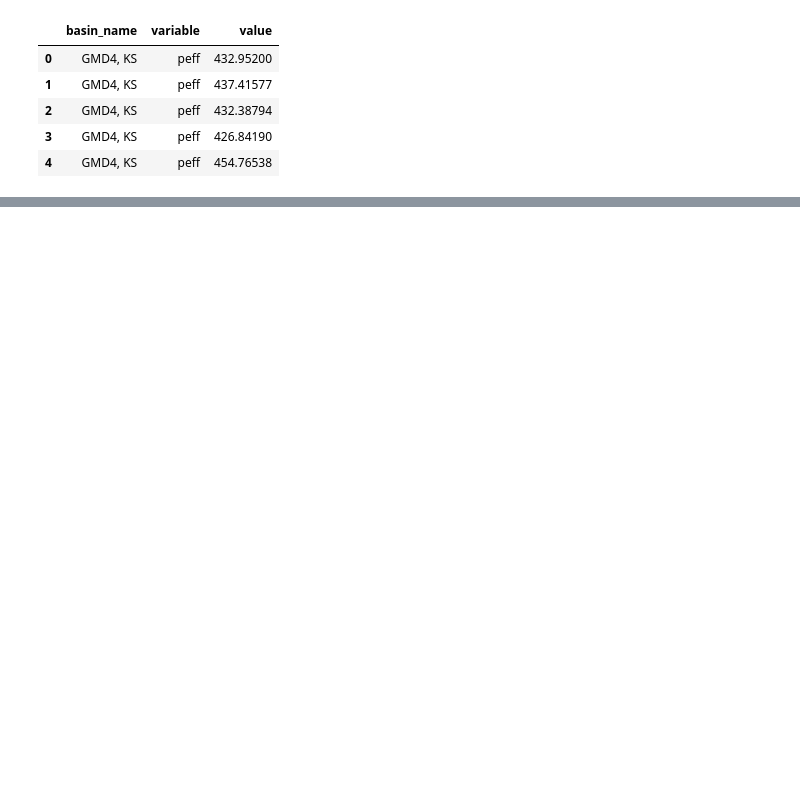
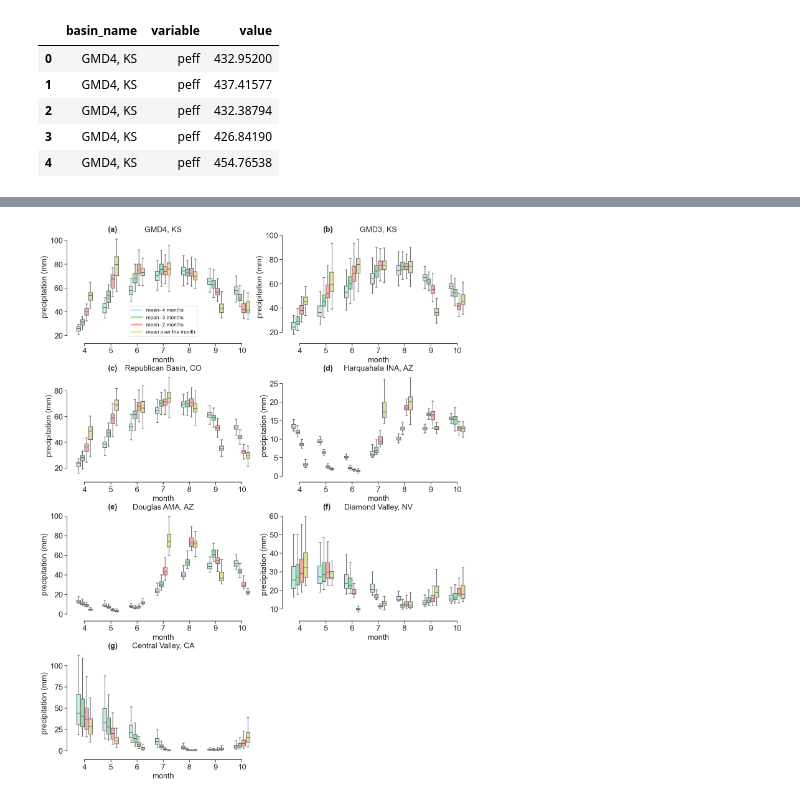
Before and after one commit to mdfahimhasan/WestUS_Peff, a Jupyter notebook: Codes/results_analysis/Peff_analysis_plots.ipynb, the cells around one changed output, grey strips where cells are left out. Saved outputs shown, nothing was run; the diff lists cells and outputs as text; code cells hidden in the pictures; blank space fills up the shorter version.

```diff
--- a/Codes/results_analysis/Peff_analysis_plots.ipynb
+++ b/Codes/results_analysis/Peff_analysis_plots.ipynb
@@ -103,0 +112,3 @@ fig.savefig('plots/peff_boxplot.png', dpi=300)
+# %%
+precip = pd.read_csv('../../Data_main/results_eval/precip/monthly/all_basins_mv_avg.csv')
+precip.head()
@@ -103,0 +122,4 @@ fig.savefig('plots/peff_boxplot.png', dpi=300)
+# %%
+precip_melt = precip.melt(id_vars=['basin_name', 'month'], value_vars=['mean_precip_4_mnth', 'mean_precip_3_mnth', 'mean_precip_2_mnth', 'mean_precip'],
+                          var_name='variable', value_name='value')
+precip_melt.head()
@@ -103,0 +133,63 @@ fig.savefig('plots/peff_boxplot.png', dpi=300)
+# %%
+# plotting
+col = 2
+row = 4
+fig, ax = plt.subplots(row, col, figsize=(14, 18))
+
+# setting some properties for the plot
+plt.rcParams['font.size'] = '18'
+sns.set_theme(style="ticks", palette="pastel")
+
+# Subplot labels
+subplot_labels = ['(a)', '(b)', '(c)', '(d)', '(e)', '(f)', '(g)']
+
+# plotting
+basin_idx = 0 # starting an index to loop for each subplot
+
+for r in range(row):
+    for c in range(col):
+
+        if (r==3) & (c==1):  # last subplot off
+            ax[r, c].axis('off')
+
+        else:  # for monthly moving average precip plot of each basin
+            df_plot = precip_melt[precip_melt['basin_name'] == basin_names[basin_idx]]
+
+            colors = {'mean_precip_4_mnth': 'c', 'mean_precip_3_mnth': 'g', 'mean_precip_2_mnth': 'r', 'mean_precip': 'khaki'}
+
+            sns.boxplot(x=df_plot['month'], y=df_plot['value'], hue=df_plot['variable'],
+                        ax=ax[r, c], palette=colors, width=0.6, showfliers=False)
+
+            ax[r, c].set_title(basin_names[basin_idx], fontsize=18)
+            ax[r, c].set_xlabel('month', fontsize=18)
+            ax[r, c].set_ylabel('precipitation (mm)', fontsize=18)
+            ax[r, c].tick_params(axis='both', labelsize=18)
+            ax[r, c].get_legend().set_visible(False)
+            #ax[r, c].set_ylim([0, 130])
+
+            # add subplot serial
+            ax[r, c].text(0.2, 1.08, subplot_labels[basin_idx], transform=ax[r, c].transAxes,
+                          fontsize=18, fontweight='bold', va='top', ha='left')
+
+            basin_idx += 1
+
+            # custom legend
+            if (r==0) & (c==0):
+                handles = [plt.Line2D([0], [0], color='c', lw=4),
+                           plt.Line2D([0], [0], color='g', lw=4),
+                           plt.Line2D([0], [0], color='r', lw=4),
+                           plt.Line2D([0], [0], color='khaki', lw=4)]
+                labels = ['mean- 4 months', 'mean- 3 months', 'mean- 2 months', 'mean over the month']
+                ax[r, c].legend(handles, labels, fontsize=12, loc='lower center')
+
+
+# Adjust bottom margin to prevent cutoff
+plt.subplots_adjust(bottom=0.1)
+plt.tight_layout()
+
+# removing the boxes around the plot and only keeping the x and y axis
+sns.despine(offset=10, trim=True)
+
+fig.savefig('plots/monthly_precip_boxplot.png', dpi=300)
+# %% [output]
+[figure, added]
```
Also changed, not shown: parts of 6 cells of this notebook, 2 other files.
